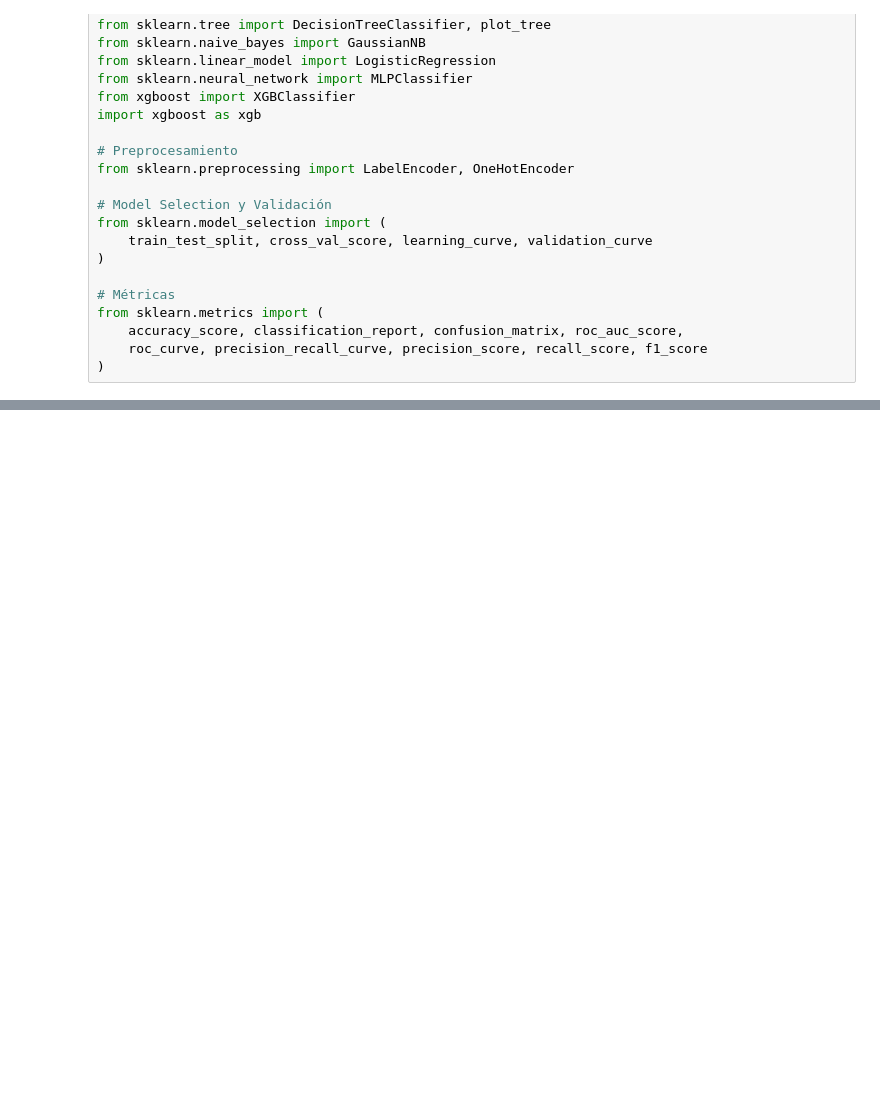
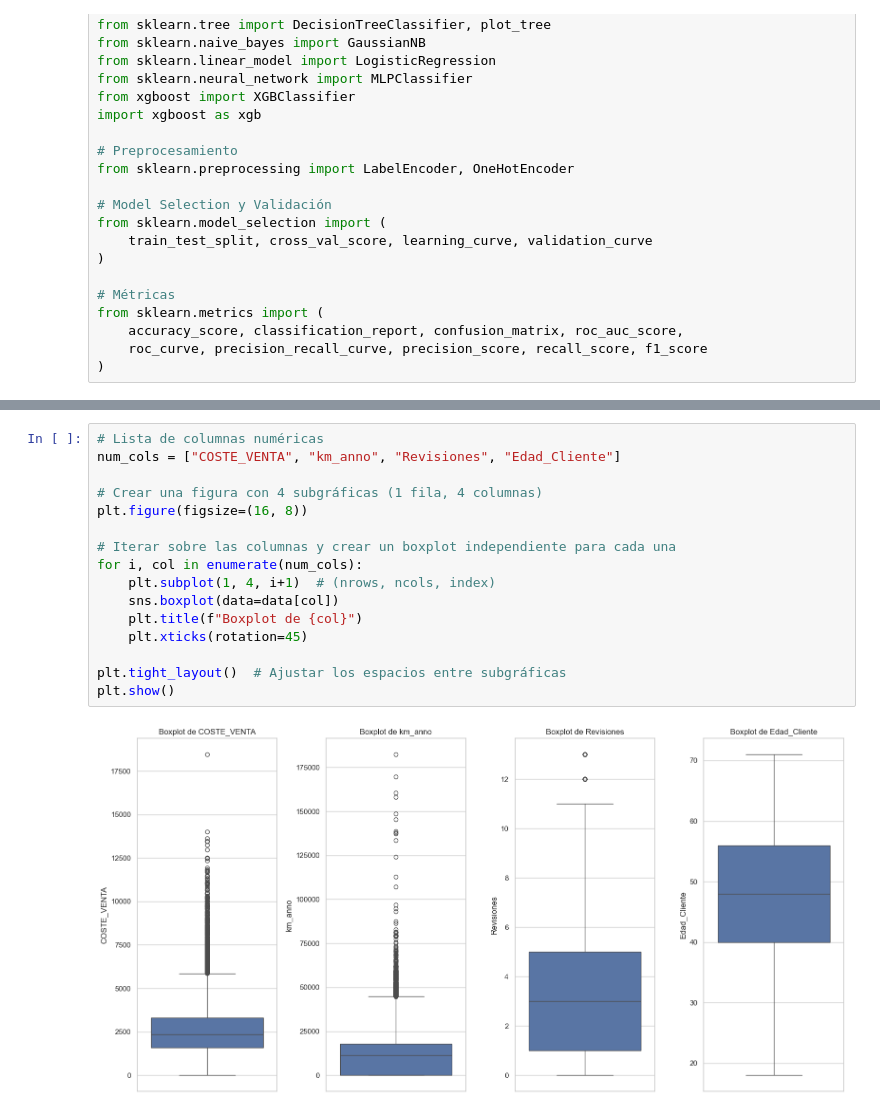
Before and after one commit to josean9/IA-Casos, a Jupyter notebook: documents/eda.ipynb, the cells around one changed output, grey strips where cells are left out. Cells and saved outputs as stored; diff of their text form; blank space fills up the shorter version.

Commit message:
commit para maryyyy

```diff
--- a/documents/eda.ipynb
+++ b/documents/eda.ipynb
@@ -68,0 +185,18 @@ plt.show()
+# %%
+# Lista de columnas numéricas
+num_cols = ["COSTE_VENTA", "km_anno", "Revisiones", "Edad_Cliente"]
+
+# Crear una figura con 4 subgráficas (1 fila, 4 columnas)
+plt.figure(figsize=(16, 8))
+
+# Iterar sobre las columnas y crear un boxplot independiente para cada una
+for i, col in enumerate(num_cols):
+    plt.subplot(1, 4, i+1)  # (nrows, ncols, index)
+    sns.boxplot(data=data[col])
+    plt.title(f"Boxplot de {col}")
+    plt.xticks(rotation=45)
+
+plt.tight_layout()  # Ajustar los espacios entre subgráficas
+plt.show()
+# %% [output]
+[figure, added]
```
Also changed, not shown: parts of 16 cells of this notebook, 2 other files.
